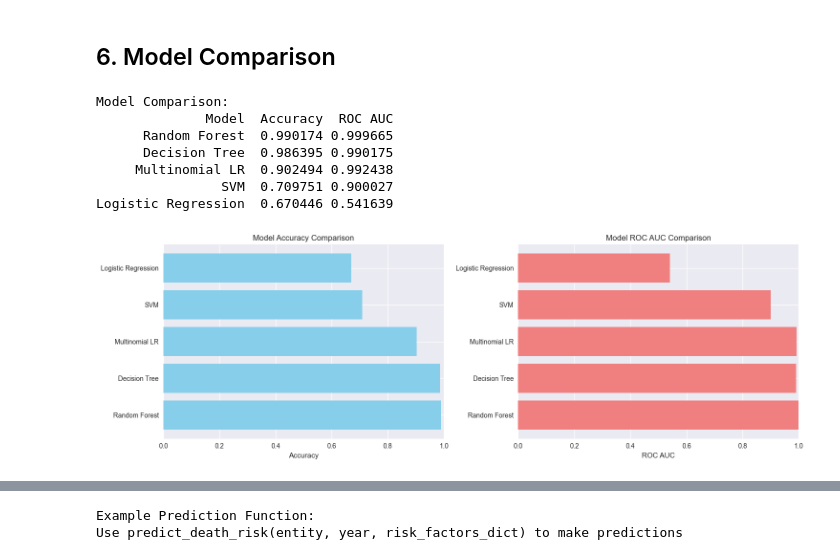
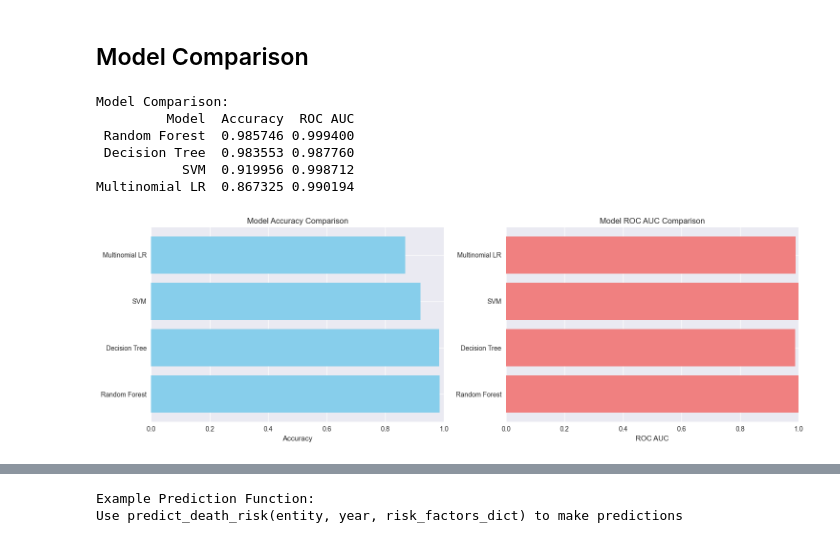
Before and after one commit to Acteus/elective3-proj, a Jupyter notebook: death_risk_prediction.ipynb, the cells around one changed output, grey strips where cells are left out. Saved outputs shown, nothing was run; the diff lists cells and outputs as text; code cells hidden in the pictures.

```diff
--- a/death_risk_prediction.ipynb
+++ b/death_risk_prediction.ipynb
@@ -123,15 +188,15 @@ Shape: (6840, 31)
 Missing values: 0
 # %%
 # Calculate total deaths per row (sum of all risk factors)
-risk_factor_cols = [col for col in df.columns if col not in ['Entity', 'Code', 'Year']]
+risk_factor_cols = [col for col in df.columns if col not in ['Year']]
 df['Total_Deaths'] = df[risk_factor_cols].sum(axis=1)
 
 # Fix target leakage: We will predict the NEXT year's risk category based on THIS year's risk factors.
-# Shift Total_Deaths by -1 within each Entity to get the target for the current year.
-df = df.sort_values(['Entity', 'Year'])
-df['Next_Year_Total_Deaths'] = df.groupby('Entity')['Total_Deaths'].shift(-1)
+# Shift Total_Deaths by -1 to get the target for the current year since it's only one country.
+df = df.sort_values(['Year'])
+df['Next_Year_Total_Deaths'] = df['Total_Deaths'].shift(-1)
 
-# Drop the last year for each country since we don't have next year's data for it
+# Drop the last year since we don't have next year's data for it
 df = df.dropna(subset=['Next_Year_Total_Deaths']).copy()
 
 # Create death risk categories based on NEXT year's total deaths
@@ -288,7 +369,7 @@ y_pred_proba_mlr = mlr_model.predict_proba(X_test_scaled)
 
 # Metrics
 mlr_accuracy = accuracy_score(y_test, y_pred_mlr)
-mlr_auc = roc_auc_score(y_test, y_pred_proba_mlr, multi_class='ovr')
+mlr_auc = roc_auc_score(y_test, y_pred_proba_mlr, multi_class='ovr', labels=mlr_model.classes_)
 
 print(f"Accuracy: {mlr_accuracy:.4f}")
 print(f"ROC AUC (One-vs-Rest): {mlr_auc:.4f}")
@@ -330,12 +399,23 @@ plt.show()
 # %%
-# Support Vector Machine
+# Support Vector Machine with GridSearchCV
 print("="*50)
 print("SUPPORT VECTOR MACHINE")
 print("="*50)
 
-# SVM with RBF kernel
-svm_model = SVC(kernel='rbf', probability=True, random_state=42)
-svm_model.fit(X_train_scaled, y_train)
+# Defining a parameter grid for SVM
+param_grid = {
+    'C': [0.1, 1, 10],
+    'gamma': ['scale', 'auto', 0.1, 0.01],
+    'kernel': ['rbf']
+}
+
+# Apply GridSearchCV to find the best hyperparameters
+grid_search = GridSearchCV(SVC(probability=True, random_state=42), param_grid, cv=3, scoring='accuracy', n_jobs=-1)
+grid_search.fit(X_train_scaled, y_train)
+
+# Use the best model from GridSearchCV
+svm_model = grid_search.best_estimator_
+print(f"Best SVM Parameters found: {grid_search.best_params_}")
 
 # Predictions
 y_pred_svm = svm_model.predict(X_test_scaled)
@@ -345,7 +425,7 @@ y_pred_proba_svm = svm_model.predict_proba(X_test_scaled)
 svm_accuracy = accuracy_score(y_test, y_pred_svm)
 svm_auc = roc_auc_score(y_test, y_pred_proba_svm, multi_class='ovr')
 
-print(f"Accuracy: {svm_accuracy:.4f}")
+print(f"\nAccuracy: {svm_accuracy:.4f}")
 print(f"ROC AUC (One-vs-Rest): {svm_auc:.4f}")
 print("\nClassification Report:")
 print(classification_report(y_test, y_pred_svm, target_names=le_target.classes_))
@@ -506,44 +588,40 @@ plt.show()
 # %% [markdown]
-## 6. Model Comparison
+## Model Comparison
 # %%
 # Compile results
 results = pd.DataFrame({
-    'Model': ['Logistic Regression', 'Multinomial LR', 'SVM', 'Decision Tree',
-              'Random Forest'],
-    'Accuracy': [lr_accuracy, mlr_accuracy, svm_accuracy, dt_accuracy,
-                rf_accuracy],
-    'ROC AUC': [lr_auc, mlr_auc, svm_auc, dt_auc,
-               rf_auc]
+    'Model': ['Multinomial LR', 'SVM', 'Decision Tree', 'Random Forest'],
+    'Accuracy': [mlr_accuracy, svm_accuracy, dt_accuracy, rf_accuracy],
+    'ROC AUC': [mlr_auc, svm_auc, dt_auc, rf_auc]
 })
 
 results = results.sort_values('Accuracy', ascending=False)
 print("Model Comparison:")
 print(results.to_string(index=False))
 
 # Visualize comparison
 fig, axes = plt.subplots(1, 2, figsize=(15, 5))
 
 # Accuracy comparison
 axes[0].barh(results['Model'], results['Accuracy'], color='skyblue')
 axes[0].set_xlabel('Accuracy')
 axes[0].set_title('Model Accuracy Comparison')
 axes[0].set_xlim([0, 1])
 
 # ROC AUC comparison
 axes[1].barh(results['Model'], results['ROC AUC'], color='lightcoral')
 axes[1].set_xlabel('ROC AUC')
 axes[1].set_title('Model ROC AUC Comparison')
 axes[1].set_xlim([0, 1])
 
 plt.tight_layout()
 plt.show()
 # %% [output]
 Model Comparison:
-              Model  Accuracy  ROC AUC
-      Random Forest  0.990174 0.999665
-      Decision Tree  0.986395 0.990175
-     Multinomial LR  0.902494 0.992438
-                SVM  0.709751 0.900027
-Logistic Regression  0.670446 0.541639
+         Model  Accuracy  ROC AUC
+ Random Forest  0.985746 0.999400
+ Decision Tree  0.983553 0.987760
+           SVM  0.919956 0.998712
+Multinomial LR  0.867325 0.990194
-[figure, old version]
+[figure, new version]
 # %%
```
Also changed, not shown: parts of 47 cells of this notebook, 13 other files.
